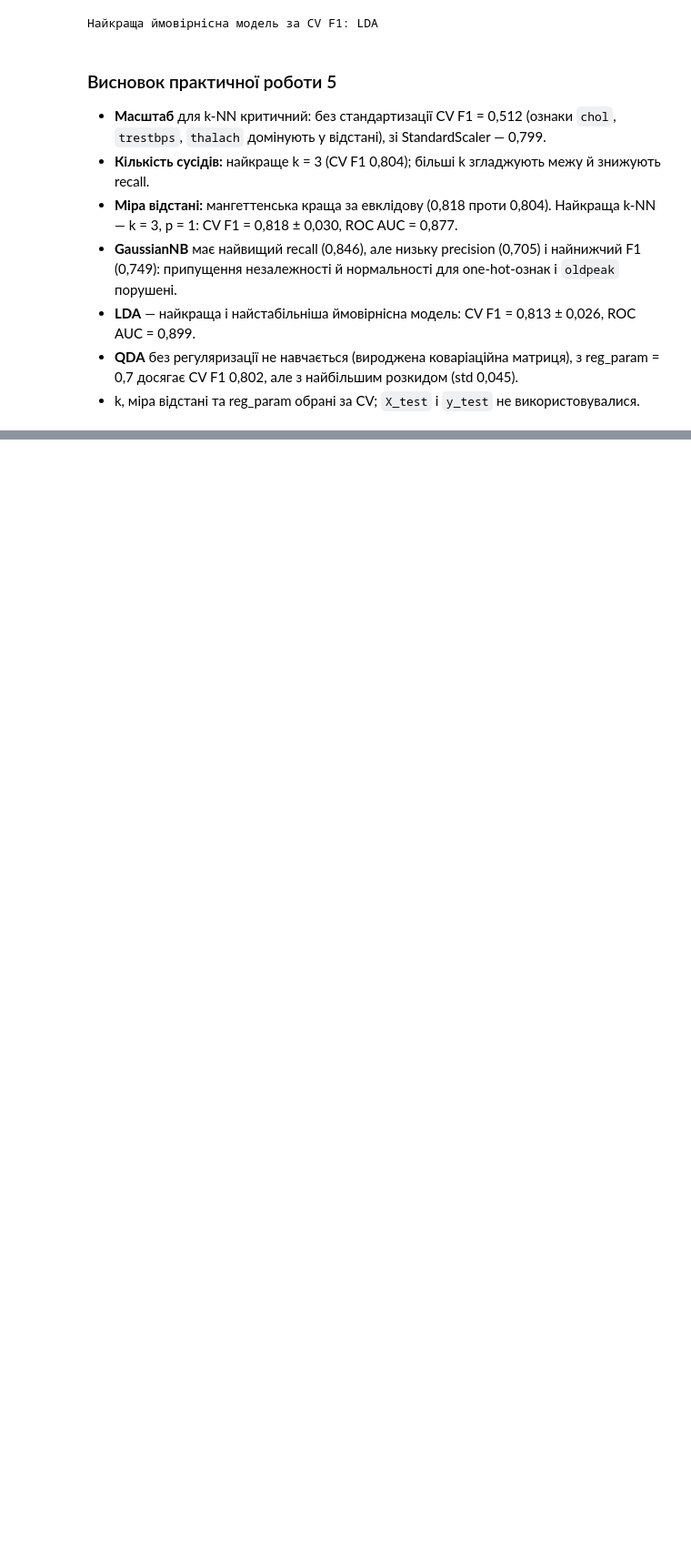
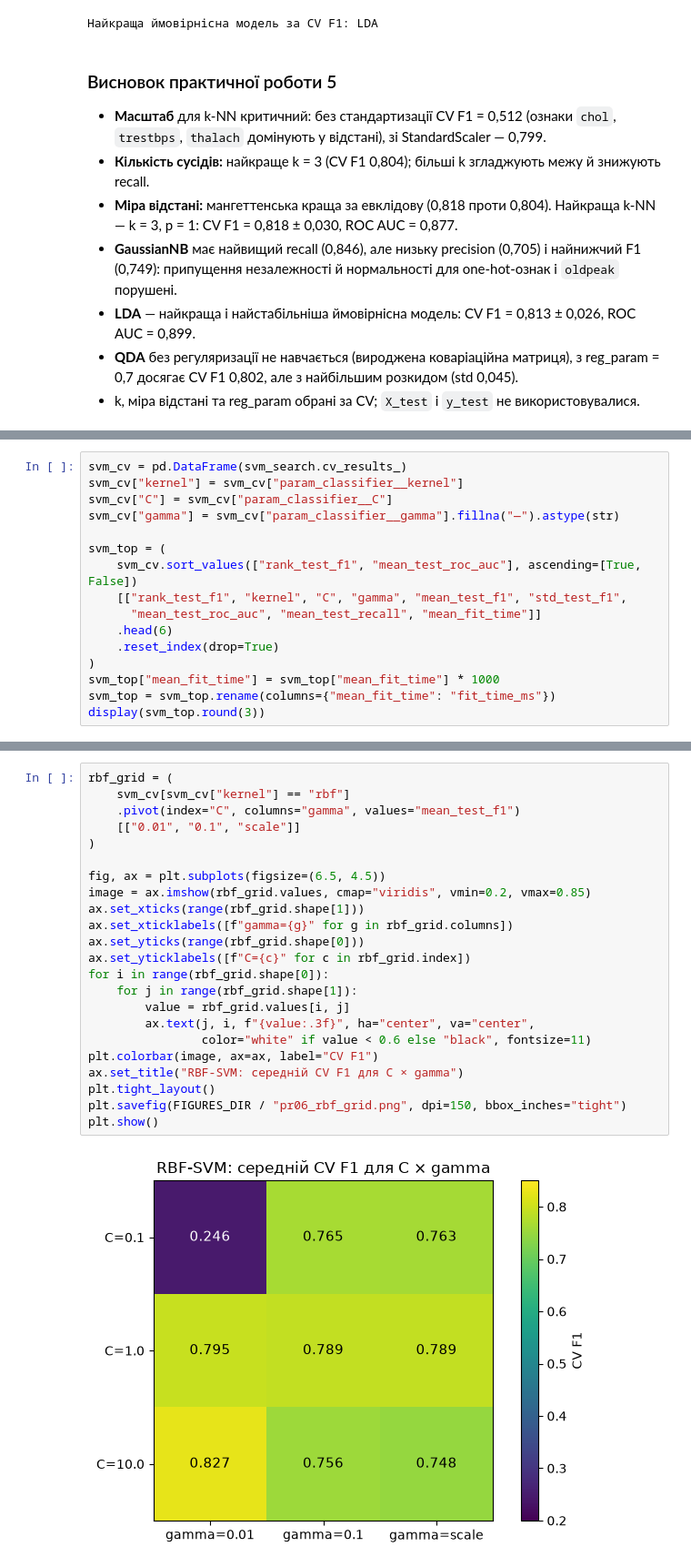
Before and after one commit to SDV284/pattern-recognition-practice, a Jupyter notebook: classification-mini-project/notebooks/PR04_Sviatishenko_D.ipynb, the cells around one changed output, grey strips where cells are left out. Shown at 91% size. Saved outputs shown, nothing was run; the diff lists cells and outputs as text; blank space fills up the shorter version.

Commit message:
Added SVM hyperparameter search

```diff
--- a/classification-mini-project/notebooks/PR04_Sviatishenko_D.ipynb
+++ b/classification-mini-project/notebooks/PR04_Sviatishenko_D.ipynb
@@ -1175,0 +1260,16 @@ print("Найкраща ймовірнісна модель за CV F1:", best_p
+# %%
+svm_cv = pd.DataFrame(svm_search.cv_results_)
+svm_cv["kernel"] = svm_cv["param_classifier__kernel"]
+svm_cv["C"] = svm_cv["param_classifier__C"]
+svm_cv["gamma"] = svm_cv["param_classifier__gamma"].fillna("—").astype(str)
+
+svm_top = (
+    svm_cv.sort_values(["rank_test_f1", "mean_test_roc_auc"], ascending=[True, False])
+    [["rank_test_f1", "kernel", "C", "gamma", "mean_test_f1", "std_test_f1",
+      "mean_test_roc_auc", "mean_test_recall", "mean_fit_time"]]
+    .head(6)
+    .reset_index(drop=True)
+)
+svm_top["mean_fit_time"] = svm_top["mean_fit_time"] * 1000
+svm_top = svm_top.rename(columns={"mean_fit_time": "fit_time_ms"})
+display(svm_top.round(3))
@@ -1175,0 +1284,25 @@ print("Найкраща ймовірнісна модель за CV F1:", best_p
+# %%
+rbf_grid = (
+    svm_cv[svm_cv["kernel"] == "rbf"]
+    .pivot(index="C", columns="gamma", values="mean_test_f1")
+    [["0.01", "0.1", "scale"]]
+)
+
+fig, ax = plt.subplots(figsize=(6.5, 4.5))
+image = ax.imshow(rbf_grid.values, cmap="viridis", vmin=0.2, vmax=0.85)
+ax.set_xticks(range(rbf_grid.shape[1]))
+ax.set_xticklabels([f"gamma={g}" for g in rbf_grid.columns])
+ax.set_yticks(range(rbf_grid.shape[0]))
+ax.set_yticklabels([f"C={c}" for c in rbf_grid.index])
+for i in range(rbf_grid.shape[0]):
+    for j in range(rbf_grid.shape[1]):
+        value = rbf_grid.values[i, j]
+        ax.text(j, i, f"{value:.3f}", ha="center", va="center",
+                color="white" if value < 0.6 else "black", fontsize=11)
+plt.colorbar(image, ax=ax, label="CV F1")
+ax.set_title("RBF-SVM: середній CV F1 для C × gamma")
+plt.tight_layout()
+plt.savefig(FIGURES_DIR / "pr06_rbf_grid.png", dpi=150, bbox_inches="tight")
+plt.show()
+# %% [output]
+[figure, added]
```
Also changed, not shown: parts of 12 cells of this notebook, 1 other file.
